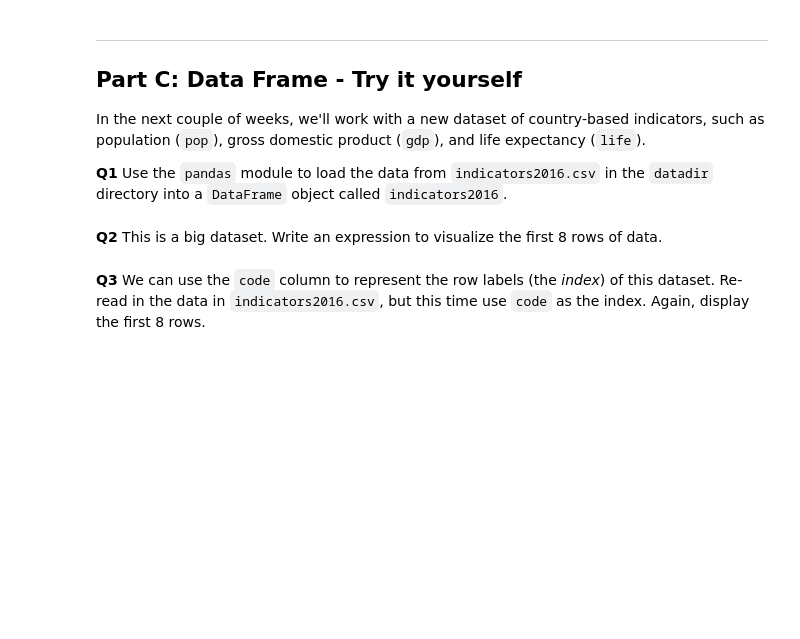
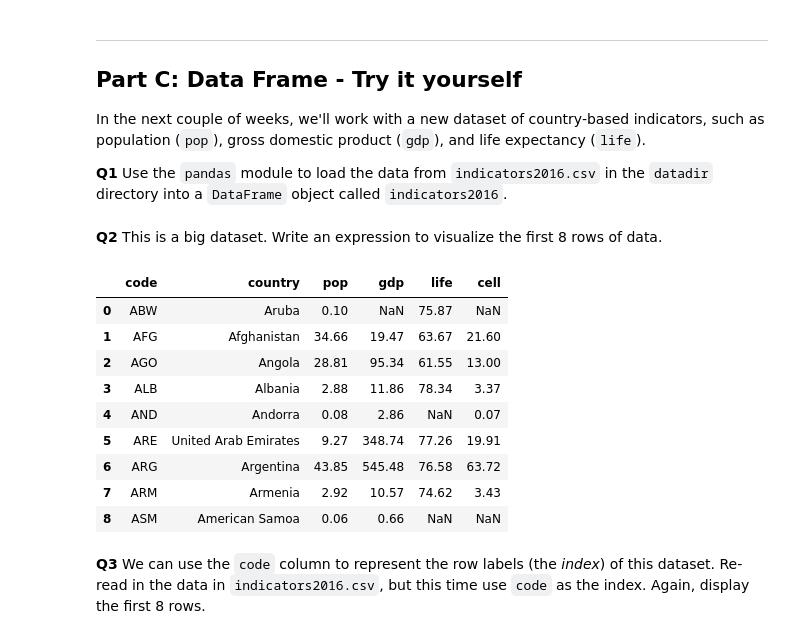
Before and after one commit to nova-nguyen/Data-System-Coursework, a Jupyter notebook: sw_lab/lab_04/pandas_intro.ipynb, the cells around one changed output. Saved outputs shown, nothing was run; the diff lists cells and outputs as text; code cells hidden in the pictures; blank space fills up the shorter version.

```diff
--- a/sw_lab/lab_04/pandas_intro.ipynb
+++ b/sw_lab/lab_04/pandas_intro.ipynb
@@ -133,2 +233,5 @@ raise NotImplementedError()
+# %%
+filepath = os.path.join(datadir, "indicators2016.csv")
+indicators2016 = pd.read_csv(filepath)
 # %% [markdown]
 **Q2** This is a big dataset.  Write an expression to visualize the first 8 rows of data.
@@ -138,2 +238,15 @@ raise NotImplementedError()
+# %%
+indicators2016.head(9)
+# %% [output]
+|  | code | country | pop | gdp | life | cell |
+| 0 | ABW | Aruba | 0.10 | NaN | 75.87 | NaN |
+| 1 | AFG | Afghanistan | 34.66 | 19.47 | 63.67 | 21.60 |
+| 2 | AGO | Angola | 28.81 | 95.34 | 61.55 | 13.00 |
+| 3 | ALB | Albania | 2.88 | 11.86 | 78.34 | 3.37 |
+| 4 | AND | Andorra | 0.08 | 2.86 | NaN | 0.07 |
+| 5 | ARE | United Arab Emirates | 9.27 | 348.74 | 77.26 | 19.91 |
+| 6 | ARG | Argentina | 43.85 | 545.48 | 76.58 | 63.72 |
+| 7 | ARM | Armenia | 2.92 | 10.57 | 74.62 | 3.43 |
+| 8 | ASM | American Samoa | 0.06 | 0.66 | NaN | NaN |
 # %% [markdown]
 **Q3** We can use the `code` column to represent the row labels (the _index_) of this dataset.  Re-read in the data in `indicators2016.csv`, but this time use `code` as the index.  Again, display the first 8 rows.
```
Also changed, not shown: parts of 32 cells of this notebook.
